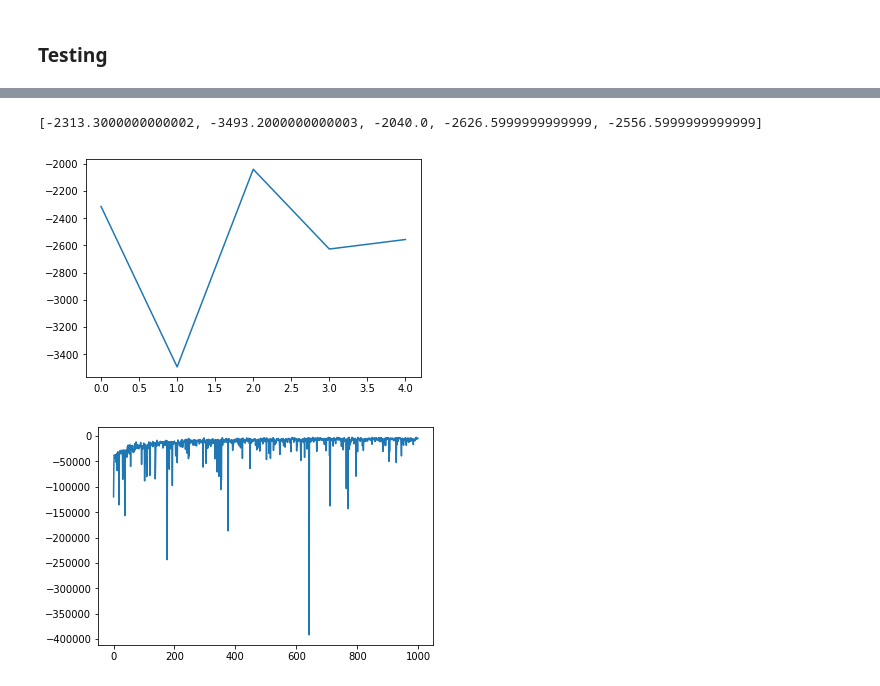
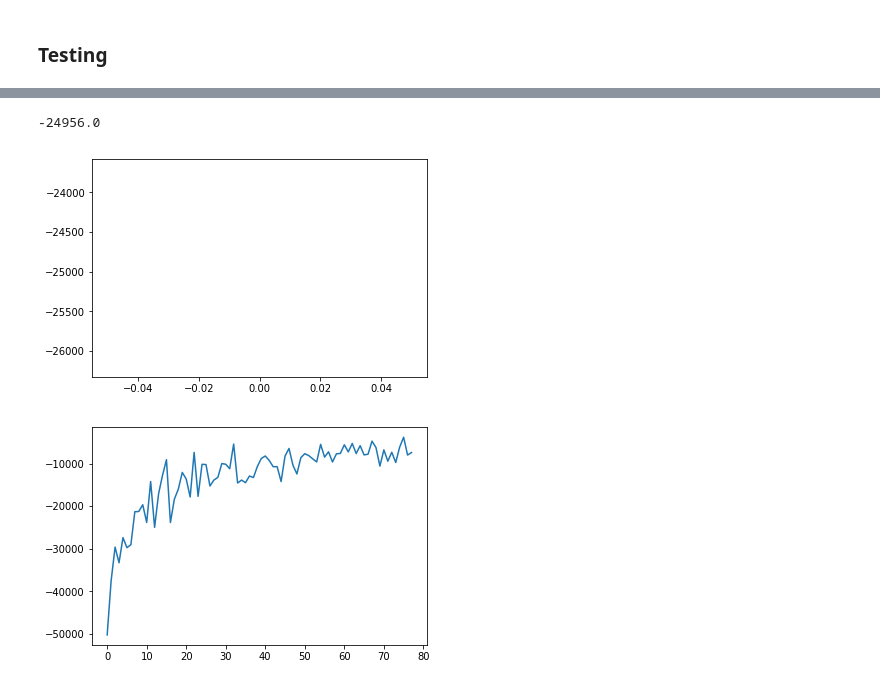
Before and after one commit to dsalgador/RL-Project, a Jupyter notebook: Test-Q-Simulations.ipynb, the cells around one changed output, grey strips where cells are left out. Saved outputs shown, nothing was run; the diff lists cells and outputs as text; code cells hidden in the pictures.

```diff
--- a/Test-Q-Simulations.ipynb
+++ b/Test-Q-Simulations.ipynb
@@ -414,26 +407,27 @@ HTML(test_anim.to_html5_video())
 [interactive output not drawn]
 # %%
 p = plt.plot([i for i in range(len(test_rewards_list))], test_rewards_list)
-print(test_rewards_list)
+print(np.mean(test_rewards_list) )
 
 plt.show()
 # %% [output]
-[-2313.3000000000002, -3493.2000000000003, -2040.0, -2626.5999999999999, -2556.5999999999999]
+-24956.0
-[figure, old version]
+[figure, new version]
 # %%
 # Visualizing train simulation:
 
 # train_anim = ut.create_system_animation(train_visualization_steps, train_iterations, train_freq)
 # HTML(train_anim.to_html5_video())
 
-episode = episodes
+episode = 78000
+simulation_id = 11
 discrewards_list = ut.load_obj("discrewards/discrew-train-sim" + f"{simulation_id}" + "-" + f"{episode}")
 p = plt.plot([i for i in range(len(discrewards_list))], discrewards_list)
 #print(discrewards_list)
 
 plt.show()
 # %% [output]
-[figure, old version]
+[figure, new version]
 # %%
    # simulation_id = 4
     #train_iterations = 2*10**6
```
Also changed, not shown: parts of 6 cells of this notebook.
